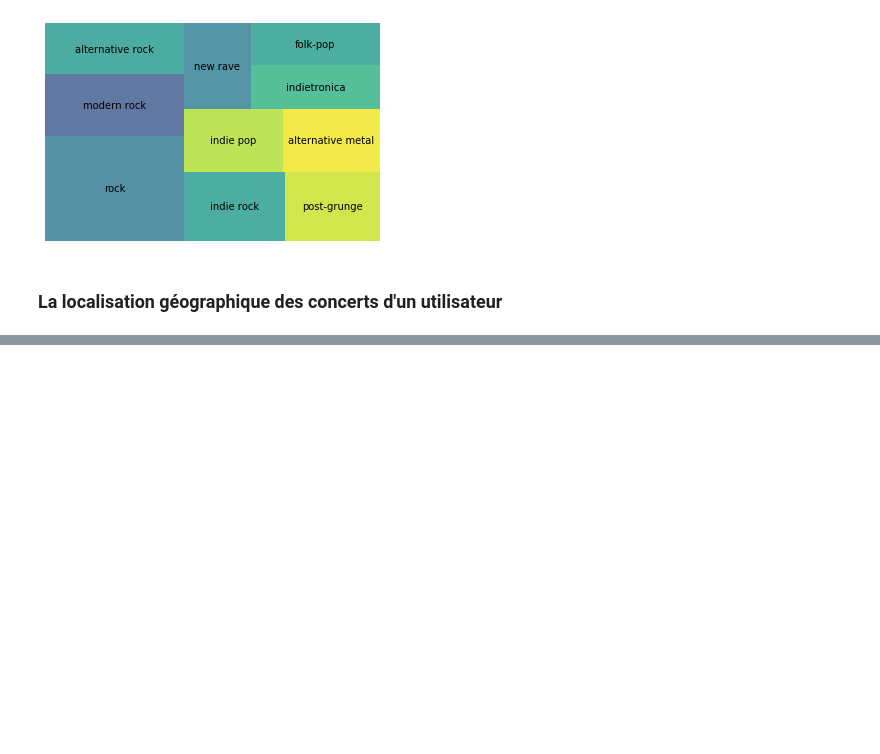
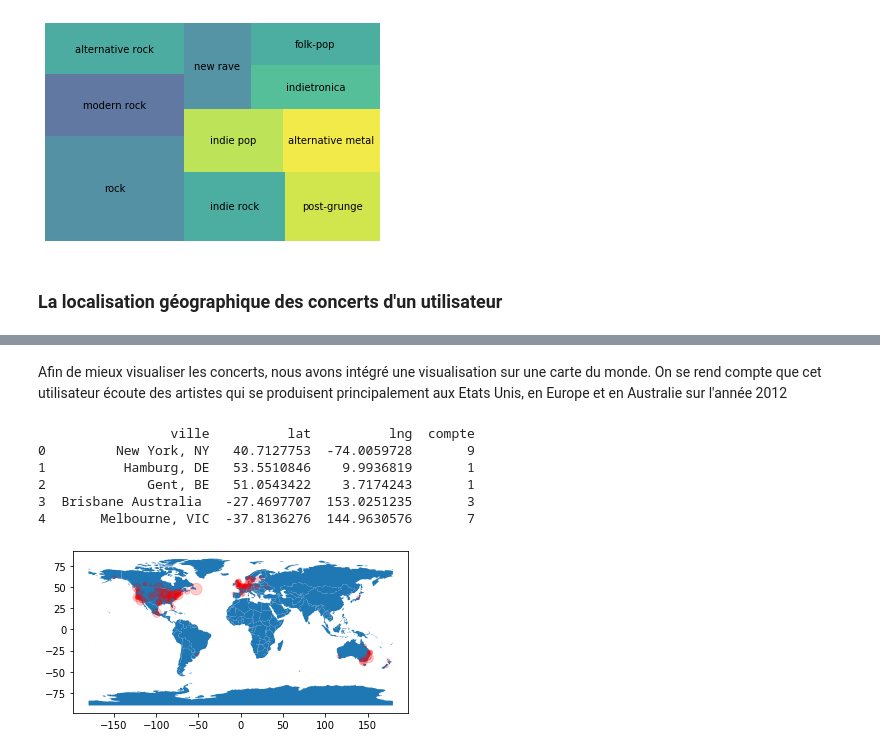
Before and after one commit to neo4spotify/project, a Jupyter notebook: rendu.ipynb, the cells around one changed output, grey strips where cells are left out. Drawn from its saved outputs; the diff is of its cells as text; code cells hidden in the pictures; blank space fills up the shorter version.

Commit message:
update rendu : add concerts visualisation

```diff
--- a/rendu.ipynb
+++ b/rendu.ipynb
@@ -313,0 +311,18 @@ cities = geopandas.read_file(geopandas.datasets.get_path('naturalearth_cities'))
+# %%
+REQUETE = """
+// La localisation des concerts des artistes écoutés par un utilisateur sur l'année 2012
+MATCH (u:User)-[:LISTEN_TO]->(s:Song)<-[:PLAYS]-(a:Artist)-[:PLAYS_IN]->(c:Concert)-[:IS_IN]->(v:Ville)
+WHERE u.id="9cc0cfd4d7d7885102480dd99e7a90d6"
+AND c.date CONTAINS "2012"
+return v.ville_name AS ville,
+	v.lat AS lat,
+    v.lng AS lng,
+    count(a) AS compte
+"""
+
+data=[]
+with driver.session() as session:
+    for record in session.run(REQUETE):
+        data.append([record['ville'], record['lat'], record['lng'], record['compte']])
+df = pd.DataFrame.from_records(data, columns=["ville", "lat", "lng", "compte"])
+df.head()
@@ -313,0 +336,13 @@ cities = geopandas.read_file(geopandas.datasets.get_path('naturalearth_cities'))
+# %% [markdown]
+Afin de mieux visualiser les concerts, nous avons intégré une visualisation sur une carte du monde.
+On se rend compte que cet utilisateur écoute des artistes qui se produisent principalement aux Etats Unis, en Europe et en Australie sur l'année 2012
+# %%
+visualiserVilles(df)
+# %% [output]
+                 ville          lat          lng  compte
+0         New York, NY   40.7127753  -74.0059728       9
+1          Hamburg, DE   53.5510846    9.9936819       1
+2             Gent, BE   51.0543422    3.7174243       1
+3  Brisbane Australia   -27.4697707  153.0251235       3
+4       Melbourne, VIC  -37.8136276  144.9630576       7
+[figure, added]
```
Also changed, not shown: parts of 2 cells of this notebook, 3 other files.
